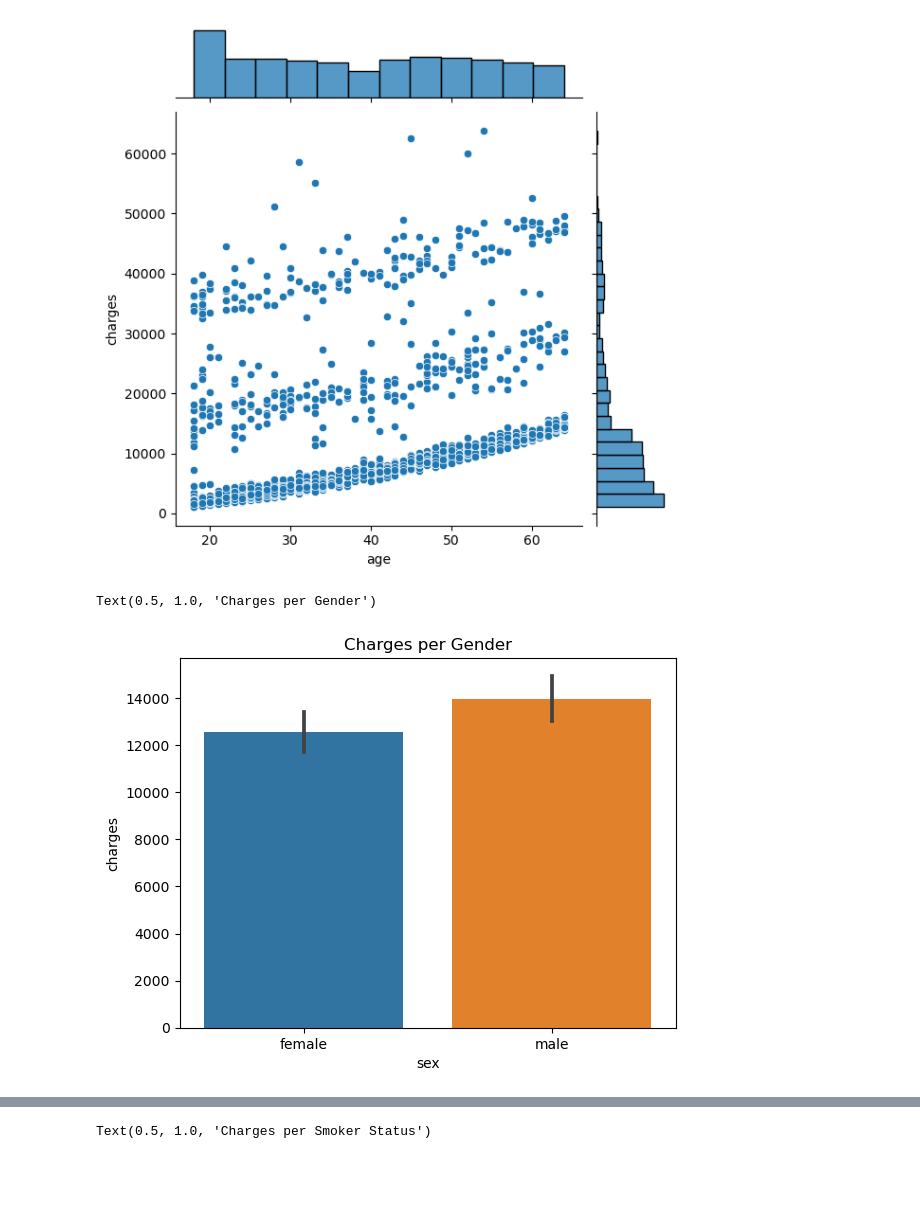
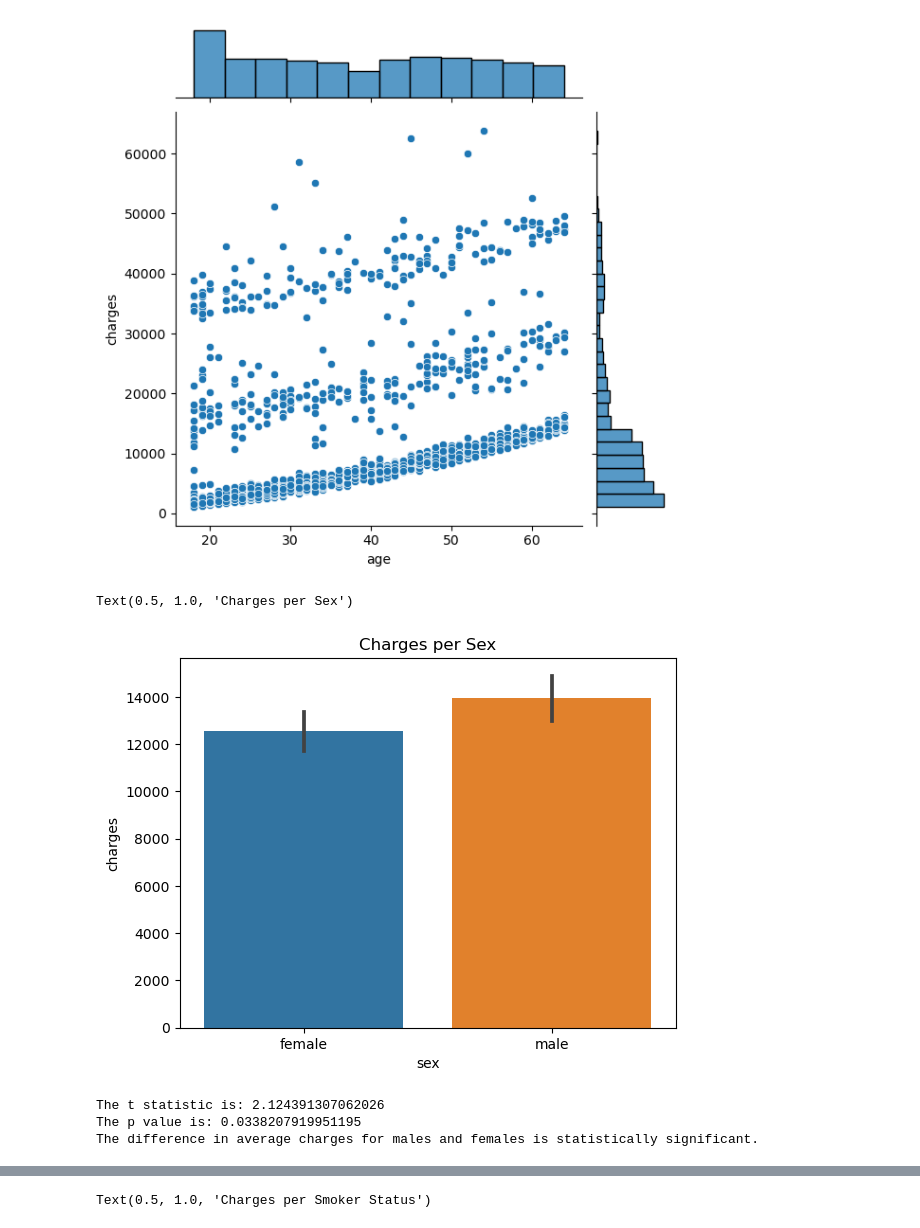
Before and after one commit to DeborahAkp/Portfolio, a Jupyter notebook: Data Analysis Projects/Project 1/Medical Cost.ipynb, the cells around one changed output, grey strips where cells are left out. Cells and saved outputs as stored; diff of their text form; code cells hidden in the pictures; blank space fills up the shorter version.

```diff
--- a/Data Analysis Projects/Project 1/Medical Cost.ipynb
+++ b/Data Analysis Projects/Project 1/Medical Cost.ipynb
@@ -133,8 +114,26 @@ sns.jointplot(x = 'age', y= 'charges', data = df)
 # %%
 ## bar chart with age and gender ##
 
 sns.barplot(x = 'sex', y= 'charges', data = df)
-plt.title('Charges per Gender')
+plt.title('Charges per Sex')
 # %% [output]
-Text(0.5, 1.0, 'Charges per Gender')
+Text(0.5, 1.0, 'Charges per Sex')
-[figure, old version]
+[figure, new version]
+# %%
+#test to see if the difference in male and female averages is statistically significant
+charges_male = df[df['sex'] == 'male']['charges']
+charges_female = df[df['sex'] == 'female']['charges']
+t_statistic, p_value = stats.ttest_ind(charges_male, charges_female)
+print(f'The t statistic is: {t_statistic}')
+print(f'The p value is: {p_value}')
+
+significance_level = 0.05
+
+if p_value < significance_level:
+    print("The difference in average charges for males and females is statistically significant.")
+else:
+    print("The difference in average charges for males and females is not statistically significant.")
+# %% [output]
+The t statistic is: 2.124391307062026
+The p value is: 0.0338207919951195
+The difference in average charges for males and females is statistically significant.
```
Also changed, not shown: parts of 19 cells of this notebook, 29 other files.
